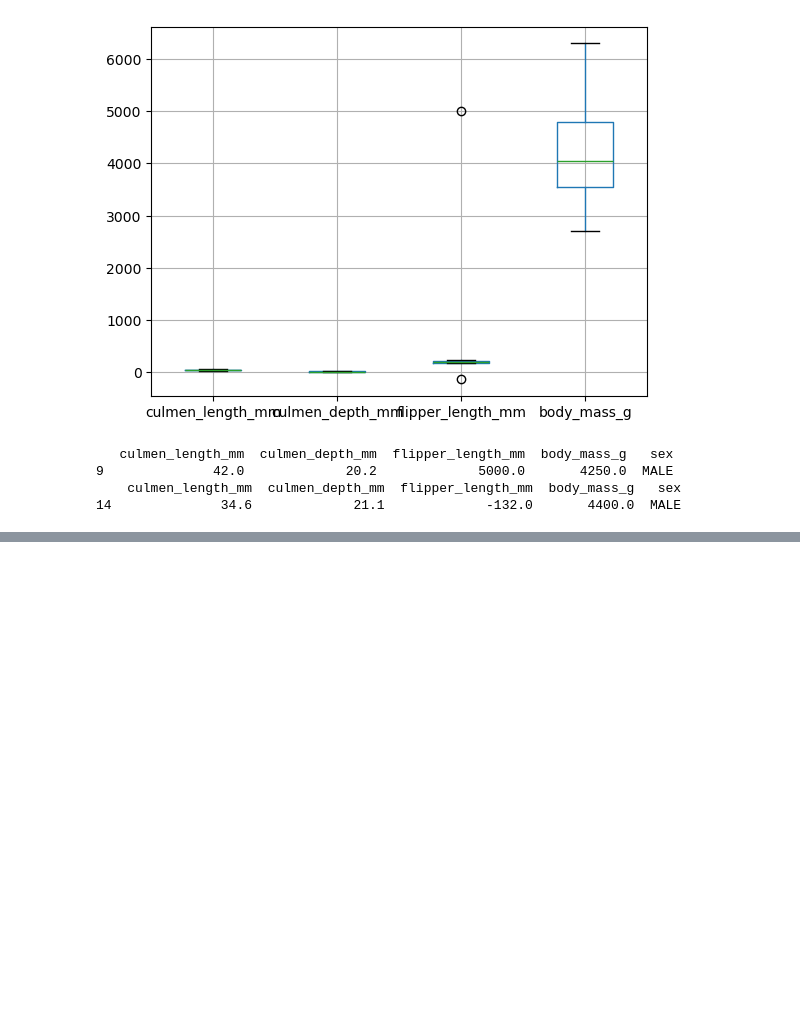
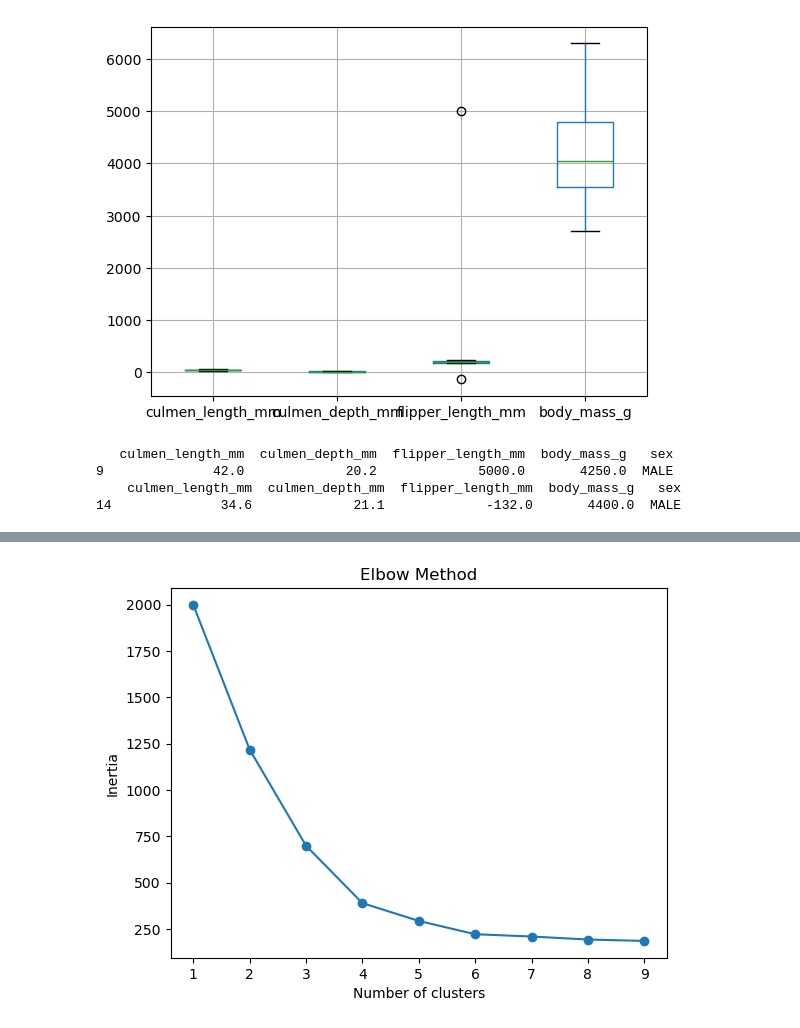
Before and after one commit to manishbhatia7/DataCamp, a Jupyter notebook: Projects/palmerpenguins.ipynb, the cells around one changed output, grey strips where cells are left out. Saved outputs shown, nothing was run; the diff lists cells and outputs as text; code cells hidden in the pictures; blank space fills up the shorter version.

```diff
--- a/Projects/palmerpenguins.ipynb
+++ b/Projects/palmerpenguins.ipynb
@@ -50,4 +52,4 @@ print(penguins_df[penguins_df['flipper_length_mm']<0])
 # %%
 penguins_df_clean=penguins_df.drop([9,14])
 # %%
-df=pd.get_dummies(penguins_df_clean).drop("sex_.",axis=1)
+penguins_df=pd.get_dummies(penguins_df_clean,dtype='int')
@@ -62,0 +62,2 @@ df.head()
+# %%
+penguins_df=penguins_df.drop('sex_.',axis=1)
@@ -62,0 +73,4 @@ df.head()
+# %%
+scaler=StandardScaler()
+X=scaler.fit_transform(penguins_df)
+penguins_preprocessed=pd.DataFrame(data=X,columns=penguins_df.columns)
@@ -62,0 +93,12 @@ df.head()
+# %%
+inertia = []
+for k in range(1, 10):
+    kmeans = KMeans(n_clusters=k, random_state=42).fit(penguins_preprocessed)
+    inertia.append(kmeans.inertia_)
+plt.plot(range(1, 10), inertia, marker='o')
+plt.xlabel('Number of clusters')
+plt.ylabel('Inertia')
+plt.title('Elbow Method')
+plt.show()
+# %% [output]
+[figure, added]
```
Also changed, not shown: parts of 9 cells of this notebook, 1 other file.
